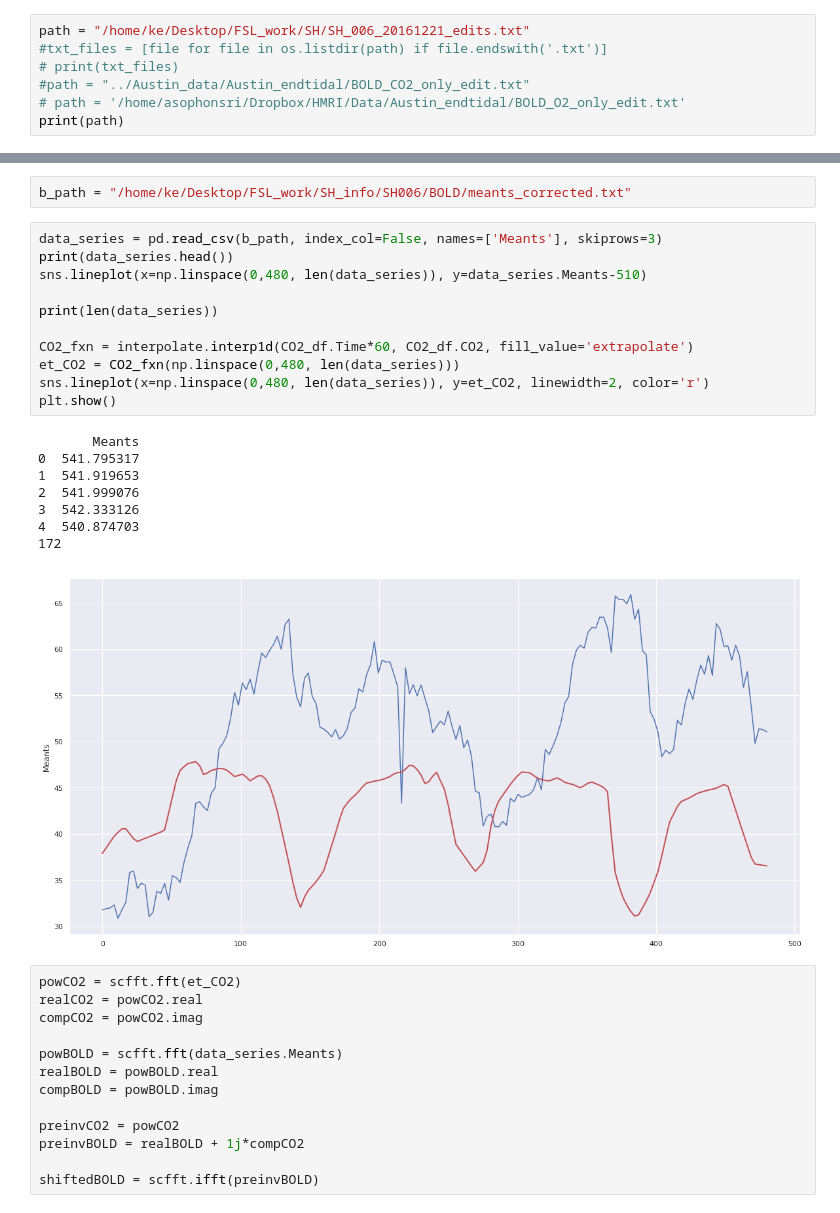
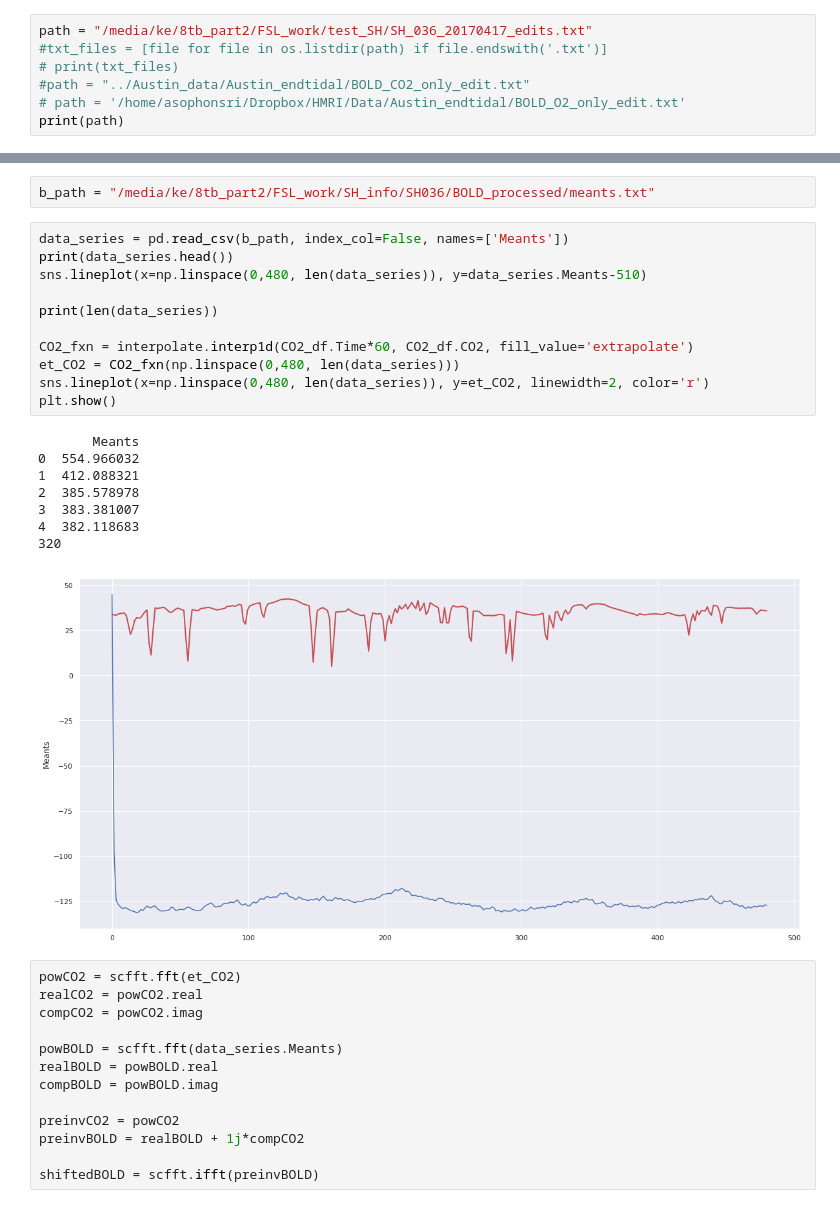
Before and after one commit to jacek257/Project-Chocolate, a Jupyter notebook: Jupyter/Peak_Finder.ipynb, the cells around one changed output, grey strips where cells are left out. Cells and saved outputs as stored; diff of their text form.

```diff
--- a/Jupyter/Peak_Finder.ipynb
+++ b/Jupyter/Peak_Finder.ipynb
@@ -11,5 +13,5 @@ from scipy import fftpack as scfft
 # %%
-path = "/home/ke/Desktop/FSL_work/SH/SH_006_20161221_edits.txt"
+path = "/media/ke/8tb_part2/FSL_work/test_SH/SH_036_20170417_edits.txt"
 #txt_files = [file for file in os.listdir(path) if file.endswith('.txt')]
 # print(txt_files)
 #path = "../Austin_data/Austin_endtidal/BOLD_CO2_only_edit.txt"
@@ -116,25 +118,25 @@ if path:
 # %%
-b_path = "/home/ke/Desktop/FSL_work/SH_info/SH006/BOLD/meants_corrected.txt"
+b_path = "/media/ke/8tb_part2/FSL_work/SH_info/SH036/BOLD_processed/meants.txt"
 # %%
-data_series = pd.read_csv(b_path, index_col=False, names=['Meants'], skiprows=3)
+data_series = pd.read_csv(b_path, index_col=False, names=['Meants'])
 print(data_series.head())
 sns.lineplot(x=np.linspace(0,480, len(data_series)), y=data_series.Meants-510)
 
 print(len(data_series))
 
 CO2_fxn = interpolate.interp1d(CO2_df.Time*60, CO2_df.CO2, fill_value='extrapolate')
 et_CO2 = CO2_fxn(np.linspace(0,480, len(data_series)))
 sns.lineplot(x=np.linspace(0,480, len(data_series)), y=et_CO2, linewidth=2, color='r')
 plt.show()
 # %% [output]
        Meants
-0  541.795317
-1  541.919653
-2  541.999076
-3  542.333126
-4  540.874703
-172
+0  554.966032
+1  412.088321
+2  385.578978
+3  383.381007
+4  382.118683
+320
-[figure, old version]
+[figure, new version]
 # %%
 powCO2 = scfft.fft(et_CO2)
 realCO2 = powCO2.real
```
Also changed, not shown: parts of 9 cells of this notebook, 4 other files.
